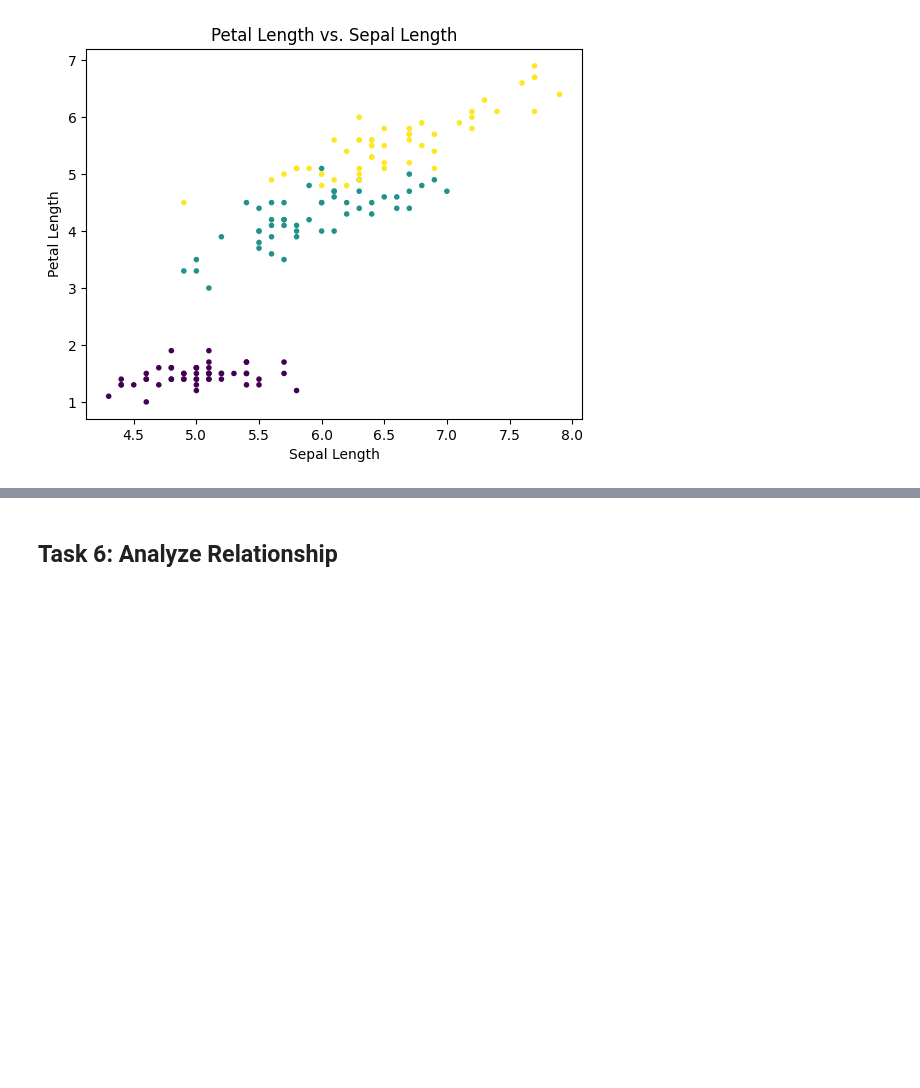
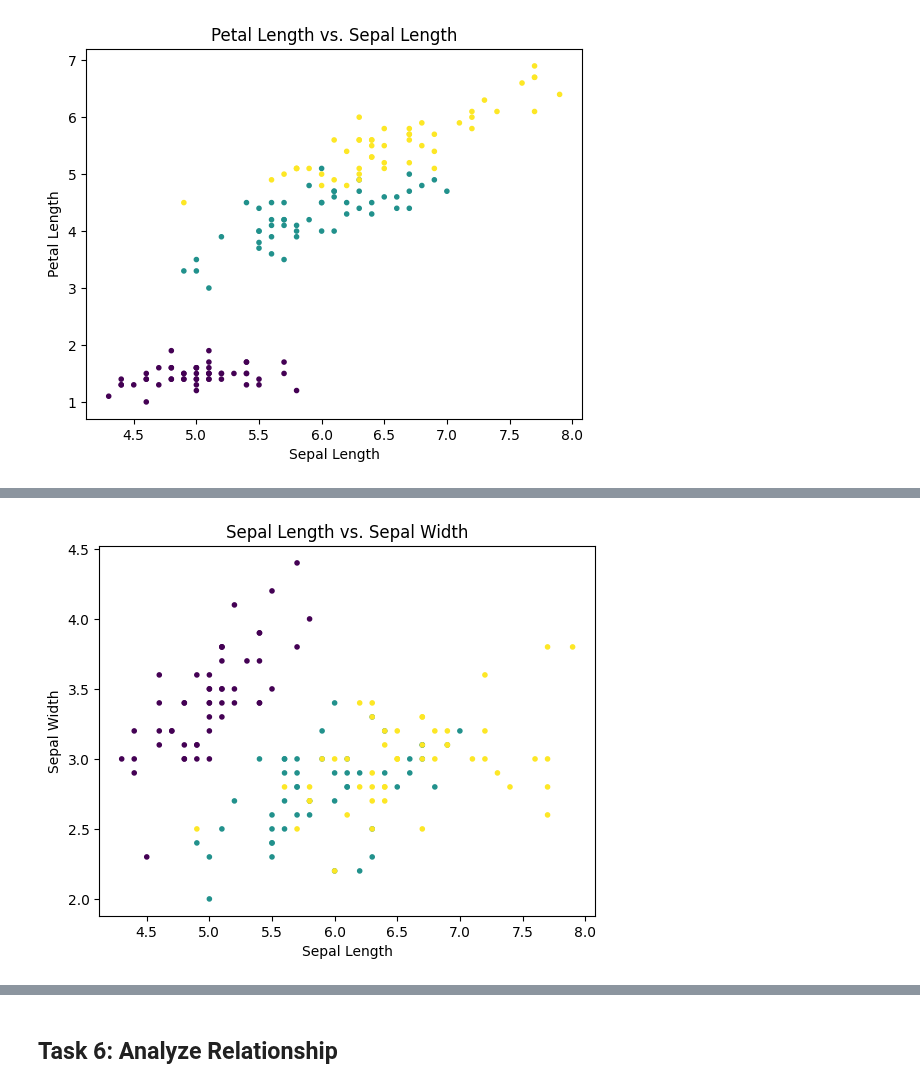
Before and after one commit to Glogover/principles_of_data_analytics, a Jupyter notebook: tasks.ipynb, the cells around one changed output, grey strips where cells are left out. Cells and saved outputs as stored; diff of their text form; code cells hidden in the pictures; blank space fills up the shorter version.

```diff
--- a/tasks.ipynb
+++ b/tasks.ipynb
@@ -483,0 +500,16 @@ plt.show()
+# %%
+# Create a figure and an axis
+fig, ax = plt.subplots()
+
+# Scatter plot
+# Create a scatter plot of the petal length vs. petal width.
+ax.scatter(df['sepal length (cm)'], df['sepal width (cm)'], c=data['target'], cmap='viridis', marker='.')
+
+# Labels
+ax.set_xlabel('Sepal Length')
+ax.set_ylabel('Sepal Width')
+ax.set_title('Sepal Length vs. Sepal Width')
+# Show the plot
+plt.show()
+# %% [output]
+[figure, added]
```
Also changed, not shown: parts of 2 cells of this notebook.
